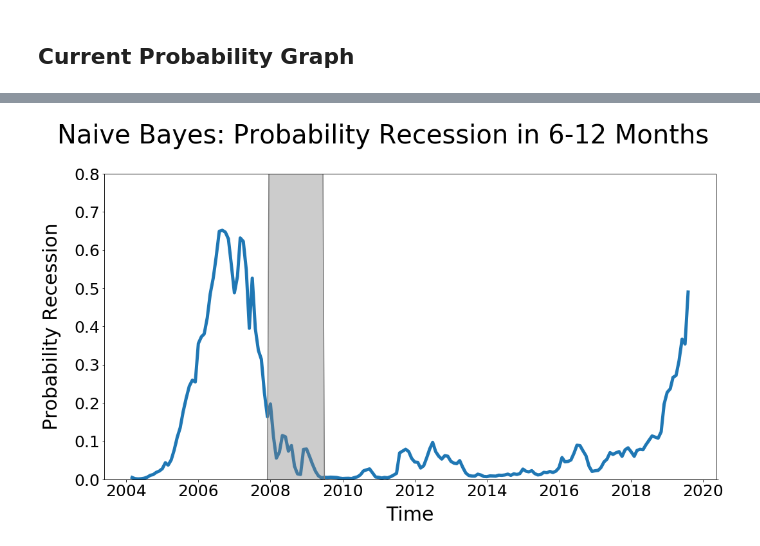
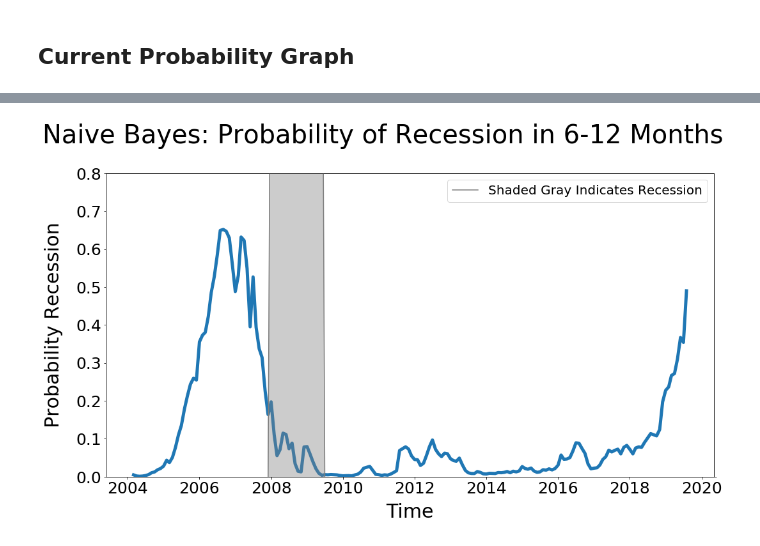
Before and after one commit to nick-cochrane/Project-5, a Jupyter notebook: Recession Probability Modeling; Random Forest, XGBoost, and Naive Bayes.ipynb, the cells around one changed output, grey strips where cells are left out. Cells and saved outputs as stored; diff of their text form; code cells hidden in the pictures.

```diff
--- a/Recession Probability Modeling; Random Forest, XGBoost, and Naive Bayes.ipynb
+++ b/Recession Probability Modeling; Random Forest, XGBoost, and Naive Bayes.ipynb
@@ -161,0 +94,3 @@ fig_1.savefig('Data/logit_curves_1', format='png');
+# %%
+rf = rm.fit_score_viz(rf, train_features, train_labels_custom, test_features, test_labels_custom)
+predictions = rf.predict_proba(test_features)
@@ -319,0 +197,3 @@ fig_1 = plt.gcf();
+# %%
+rm.fit_score_viz(xgbmodel, train_features, train_labels_custom, test_features, test_labels_custom, already_fit = True)
+xgb_proba = xgbmodel.predict_proba(test_features)
@@ -370,4 +247,3 @@ array([[0.2764455, 0.7235545]], dtype=float32)
 ## Naive Bayes
 # %%
 nb = GaussianNB()
-nb.fit(train_features, train_labels_custom)
@@ -422,0 +250,3 @@ fig_1 = plt.gcf();
+# %%
+nb = rm.fit_score_viz(nb, train_features, train_labels_custom, test_features, test_labels_custom)
+nb_proba = nb.predict_proba(test_features)
@@ -504,29 +328,30 @@ probs = nb.predict_proba(features)
 # %%
 fig, ax1 = plt.subplots(figsize=(20,10))
 
 color = 'tab:blue'
 ax1.set_xlabel('Time', fontsize = 30, labelpad = 10)
 ax1.set_ylabel('Probability Recession', color='black', fontsize = 30, labelpad = 20)
 ax1.plot(dates[280:], probs[280:,1], color=color, linewidth = 5)
 ax1.tick_params(axis='y', labelcolor='black', labelsize = 25)
 ax1.tick_params(axis='x', labelcolor='black', labelsize = 25)
 ax1.set_yticks(np.arange(0, 1, step=0.1))
 ax1.set_ylim([0,0.8])
 
 ax2 = ax1.twinx()
 
 color = 'tab:grey'
-ax2.plot(dates[280:], labels[280:], color=color)
+ax2.plot(dates[280:], labels[280:], color=color, label = 'Shaded Gray Indicates Recession')
 ax2.fill_between(dates[280:], 0, labels[280:], alpha = 0.4, color = 'grey')
 ax2.set_yticks(np.arange(0.01, 1, step=1))
 ax2.set_ylim([0.01,0.5])
 plt.setp(ax2.get_yticklabels(),visible=False)
 
 fig.tight_layout()
-fig.suptitle('Naive Bayes: Probability Recession in 6-12 Months', y = 1.10, fontsize=40)
+fig.suptitle('Naive Bayes: Probability of Recession in 6-12 Months', y = 1.10, fontsize=40)
 fig.set_size_inches(15, 8)
 fig.tight_layout()
+plt.legend(loc='upper right', fontsize = 20)
 fig.savefig('Data/prob_rec', dpi = 300, format='png')
 plt.show();
 # %% [output]
-[figure, old version]
+[figure, new version]
```
Also changed, not shown: parts of 40 cells of this notebook, 1 other file.
